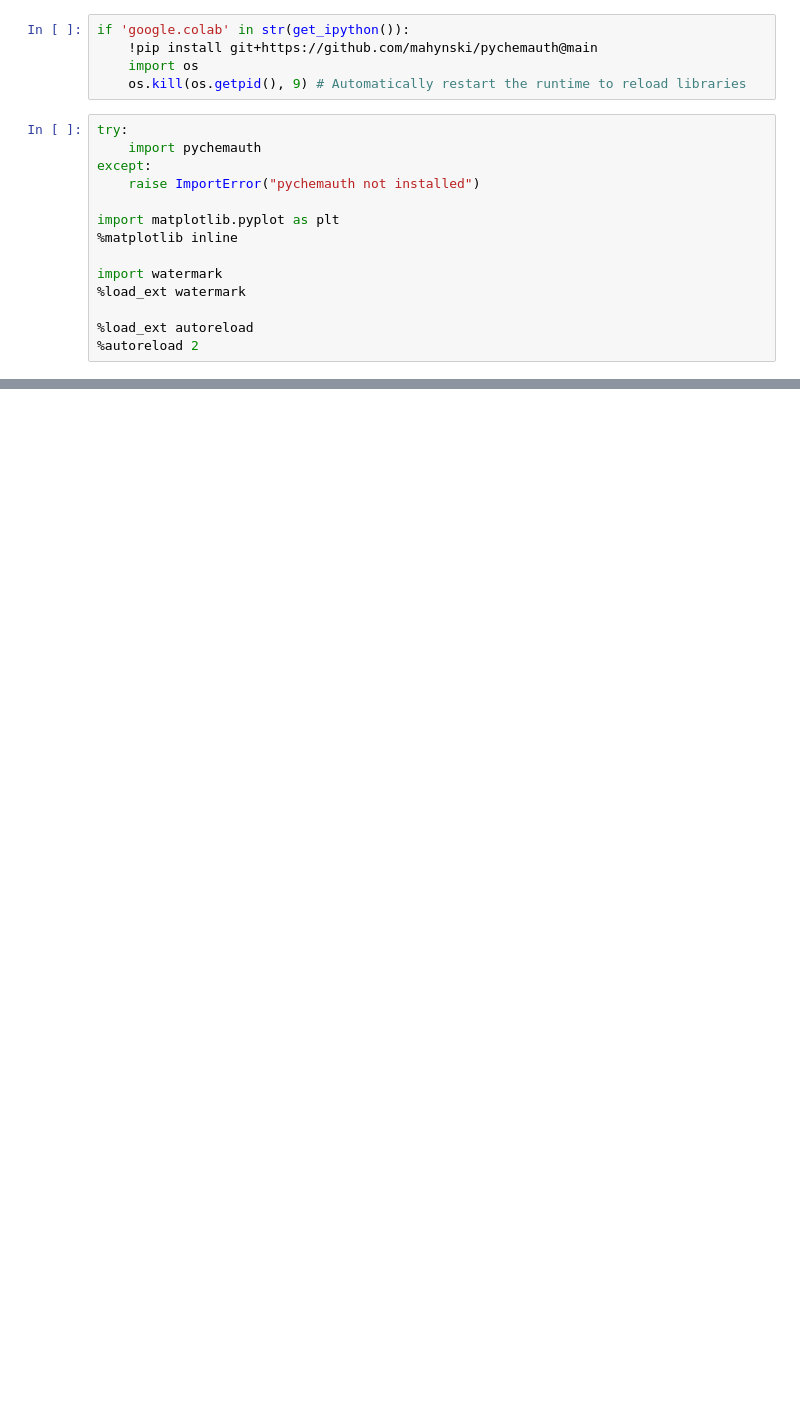
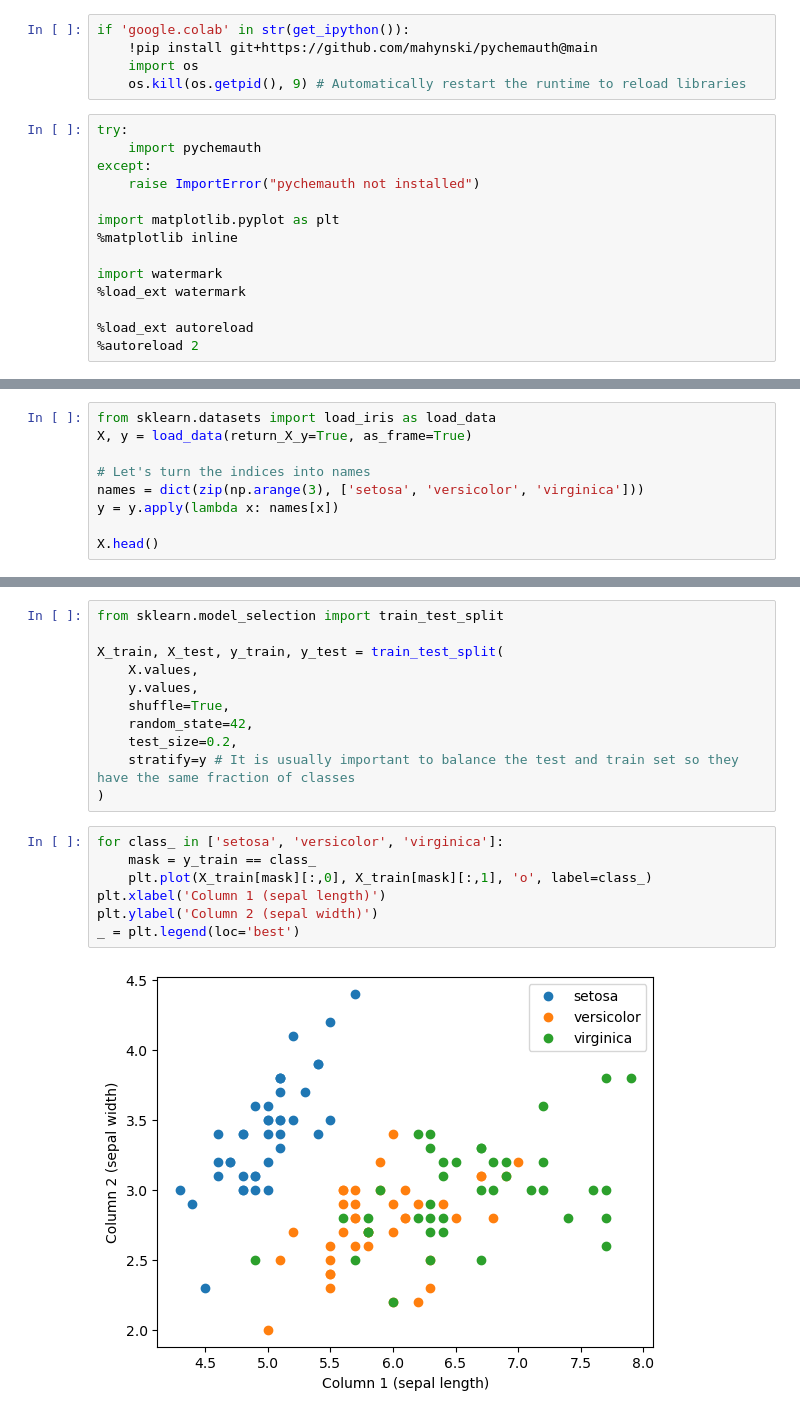
Before and after one commit to mahynski/pychemauth, a Jupyter notebook: docs/jupyter/api/opensetclassification.ipynb, the cells around one changed output, grey strips where cells are left out. Saved outputs shown, nothing was run; the diff lists cells and outputs as text; blank space fills up the shorter version.

Commit message:
added osc tests

```diff
--- a/docs/jupyter/api/opensetclassification.ipynb
+++ b/docs/jupyter/api/opensetclassification.ipynb
@@ -115,0 +100,9 @@ osc = OpenSetClassifier(
+# %%
+from sklearn.datasets import load_iris as load_data
+X, y = load_data(return_X_y=True, as_frame=True)
+
+# Let's turn the indices into names
+names = dict(zip(np.arange(3), ['setosa', 'versicolor', 'virginica']))
+y = y.apply(lambda x: names[x])
+
+X.head()
@@ -116 +116,21 @@ osc = OpenSetClassifier(
+# %%
+from sklearn.model_selection import train_test_split
+
+X_train, X_test, y_train, y_test = train_test_split(
+    X.values,
+    y.values,
+    shuffle=True,
+    random_state=42,
+    test_size=0.2,
+    stratify=y # It is usually important to balance the test and train set so they have the same fraction of classes
+)
+# %%
+for class_ in ['setosa', 'versicolor', 'virginica']:
+    mask = y_train == class_
+    plt.plot(X_train[mask][:,0], X_train[mask][:,1], 'o', label=class_)
+plt.xlabel('Column 1 (sepal length)')
+plt.ylabel('Column 2 (sepal width)')
+_ = plt.legend(loc='best')
+# %% [output]
+[figure, added]
 # %% [markdown]
```
Also changed, not shown: parts of 81 cells of this notebook, 5 other files.
